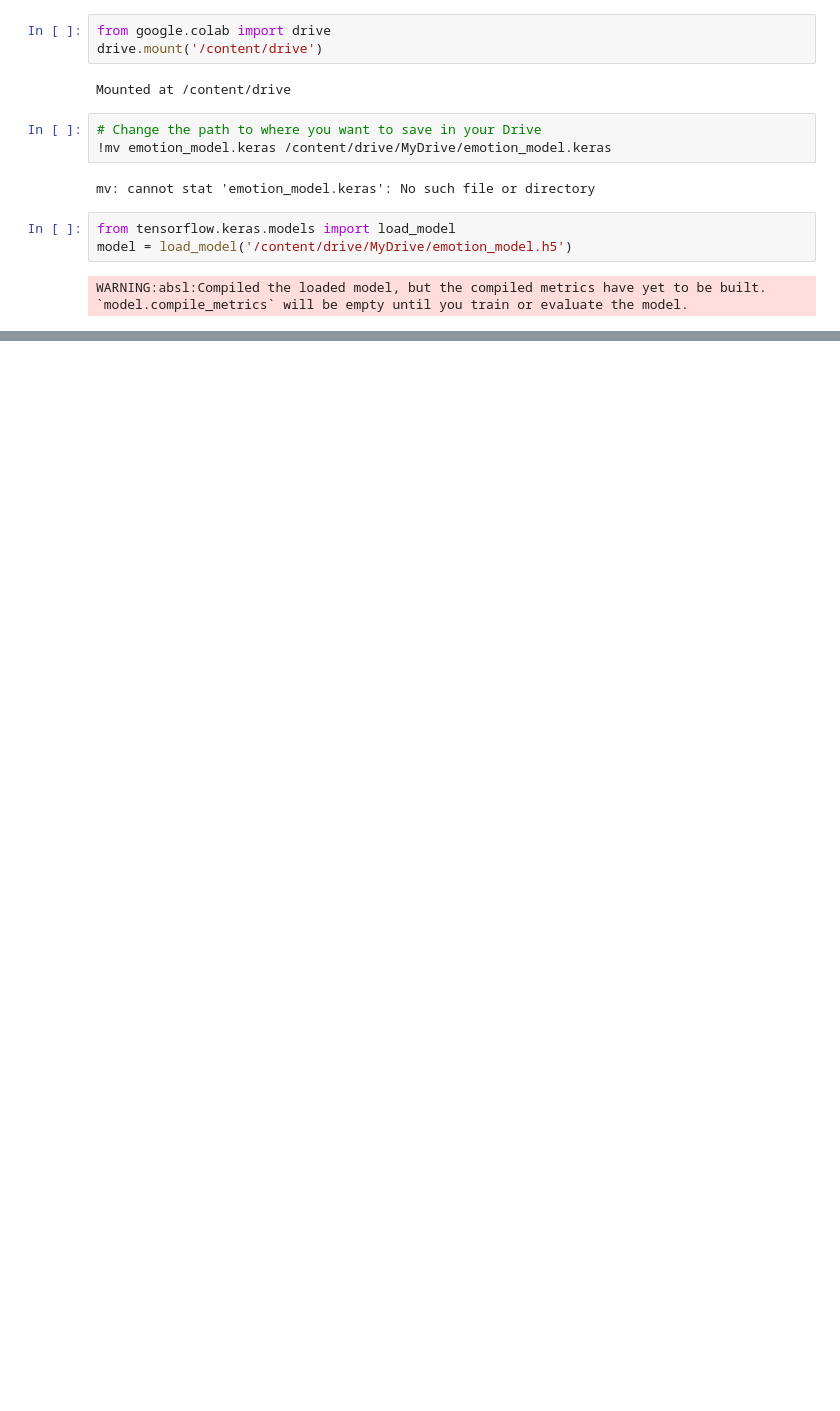
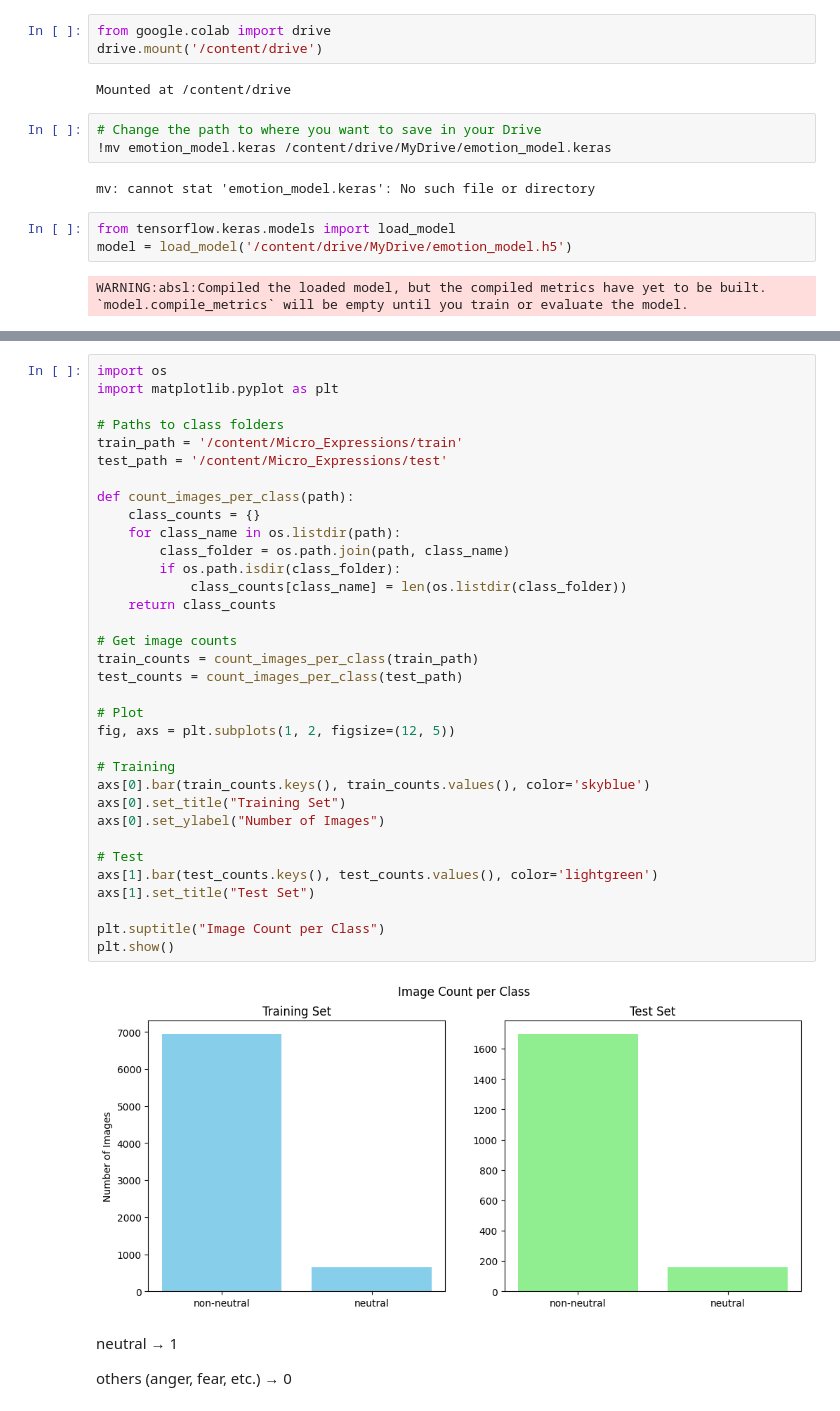
Before and after one commit to dKanikao26/Driver-Safety-Project, a Jupyter notebook: 902_rafdb_Inceptionresnet.ipynb, the cells around one changed output, grey strips where cells are left out. Drawn from its saved outputs; the diff is of its cells as text; blank space fills up the shorter version.

```diff
--- a/902_rafdb_Inceptionresnet.ipynb
+++ b/902_rafdb_Inceptionresnet.ipynb
@@ -988,0 +1369,40 @@ WARNING:absl:Compiled the loaded model, but the compiled metrics have yet to be
+# %%
+import os
+import matplotlib.pyplot as plt
+
+# Paths to class folders
+train_path = '/content/Micro_Expressions/train'
+test_path = '/content/Micro_Expressions/test'
+
+def count_images_per_class(path):
+    class_counts = {}
+    for class_name in os.listdir(path):
+        class_folder = os.path.join(path, class_name)
+        if os.path.isdir(class_folder):
+            class_counts[class_name] = len(os.listdir(class_folder))
+    return class_counts
+
+# Get image counts
+train_counts = count_images_per_class(train_path)
+test_counts = count_images_per_class(test_path)
+
+# Plot
+fig, axs = plt.subplots(1, 2, figsize=(12, 5))
+
+# Training
+axs[0].bar(train_counts.keys(), train_counts.values(), color='skyblue')
+axs[0].set_title("Training Set")
+axs[0].set_ylabel("Number of Images")
+
+# Test
+axs[1].bar(test_counts.keys(), test_counts.values(), color='lightgreen')
+axs[1].set_title("Test Set")
+
+plt.suptitle("Image Count per Class")
+plt.show()
+# %% [output]
+[figure, added]
+# %% [markdown]
+neutral → 1
+
+others (anger, fear, etc.) → 0
```
Also changed, not shown: parts of 29 cells of this notebook.
